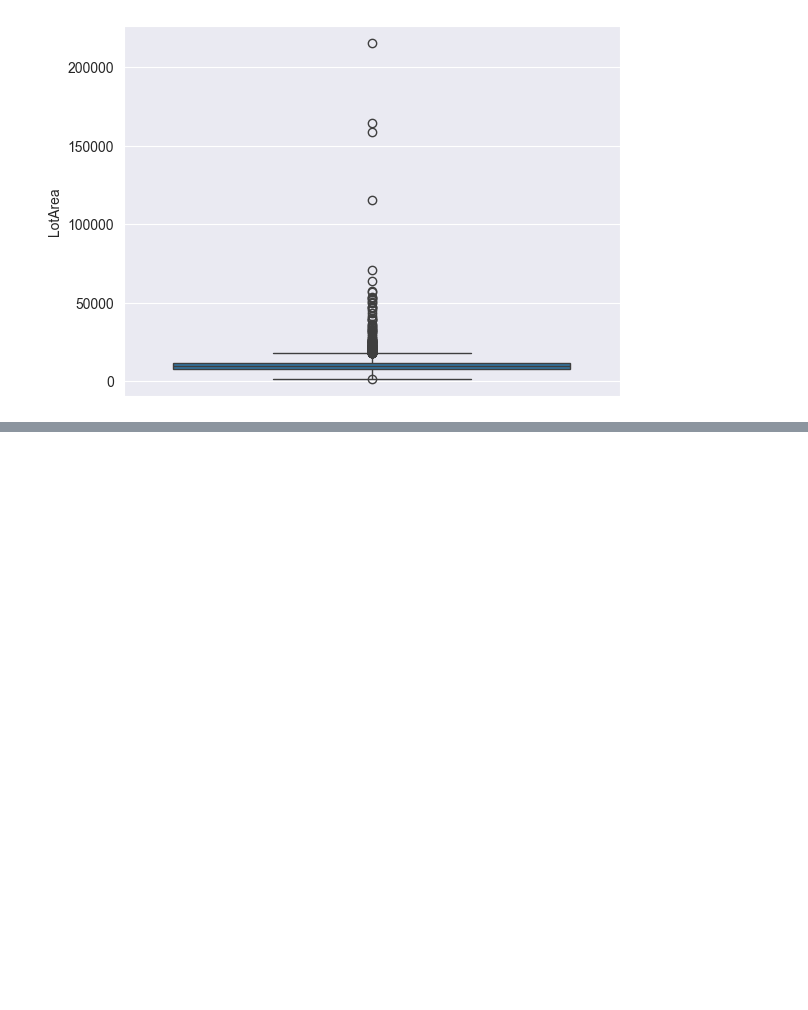
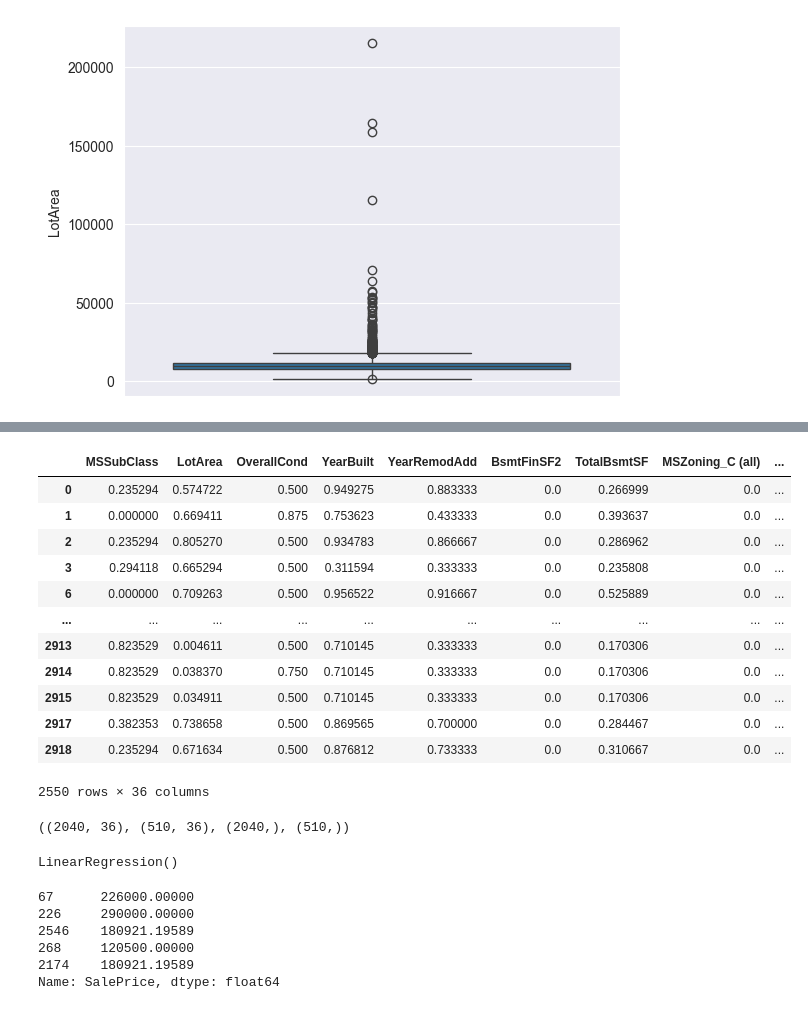
Before and after one commit to njerimuriithi/House-Prediction-Project, a Jupyter notebook: HousePredictio.ipynb, the cells around one changed output, grey strips where cells are left out. Drawn from its saved outputs; the diff is of its cells as text; code cells hidden in the pictures; blank space fills up the shorter version.

```diff
--- a/HousePredictio.ipynb
+++ b/HousePredictio.ipynb
@@ -116,0 +242,18 @@ import numpy as np
+# %%
+X[:] = scaler.transform(X)
+# %%
+X
+# %% [output]
+|  | MSSubClass | LotArea | OverallCond | YearBuilt | YearRemodAdd | BsmtFinSF2 | TotalBsmtSF | MSZoning_C (all) | ... |
+| 0 | 0.235294 | 0.574722 | 0.500 | 0.949275 | 0.883333 | 0.0 | 0.266999 | 0.0 | ... |
+| 1 | 0.000000 | 0.669411 | 0.875 | 0.753623 | 0.433333 | 0.0 | 0.393637 | 0.0 | ... |
+| 2 | 0.235294 | 0.805270 | 0.500 | 0.934783 | 0.866667 | 0.0 | 0.286962 | 0.0 | ... |
+| 3 | 0.294118 | 0.665294 | 0.500 | 0.311594 | 0.333333 | 0.0 | 0.235808 | 0.0 | ... |
+| 6 | 0.000000 | 0.709263 | 0.500 | 0.956522 | 0.916667 | 0.0 | 0.525889 | 0.0 | ... |
+| ... | ... | ... | ... | ... | ... | ... | ... | ... | ... |
+| 2913 | 0.823529 | 0.004611 | 0.500 | 0.710145 | 0.333333 | 0.0 | 0.170306 | 0.0 | ... |
+| 2914 | 0.823529 | 0.038370 | 0.750 | 0.710145 | 0.333333 | 0.0 | 0.170306 | 0.0 | ... |
+| 2915 | 0.823529 | 0.034911 | 0.500 | 0.710145 | 0.333333 | 0.0 | 0.170306 | 0.0 | ... |
+| 2917 | 0.382353 | 0.738658 | 0.500 | 0.869565 | 0.700000 | 0.0 | 0.284467 | 0.0 | ... |
+| 2918 | 0.235294 | 0.671634 | 0.500 | 0.876812 | 0.733333 | 0.0 | 0.310667 | 0.0 | ... |
+2550 rows × 36 columns
@@ -116,0 +263,10 @@ import numpy as np
+# %%
+X_train.shape,X_test.shape,Y_train.shape,Y_test.shape
+# %% [output]
+((2040, 36), (510, 36), (2040,), (510,))
+# %%
+from sklearn.linear_model import LinearRegression
+model = LinearRegression()
+model.fit(X_train,Y_train)
+# %% [output]
+LinearRegression()
@@ -116,0 +275,9 @@ import numpy as np
+# %%
+Y_test[:5]
+# %% [output]
+67      226000.00000
+226     290000.00000
+2546    180921.19589
+268     120500.00000
+2174    180921.19589
+Name: SalePrice, dtype: float64
```
Also changed, not shown: parts of 23 cells of this notebook.
